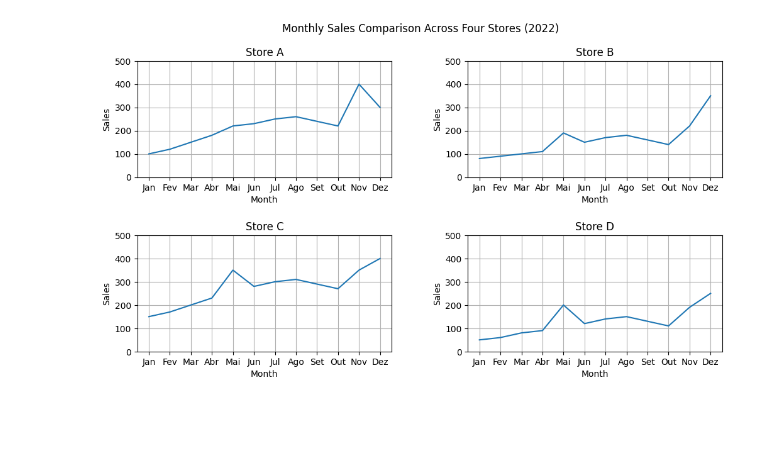
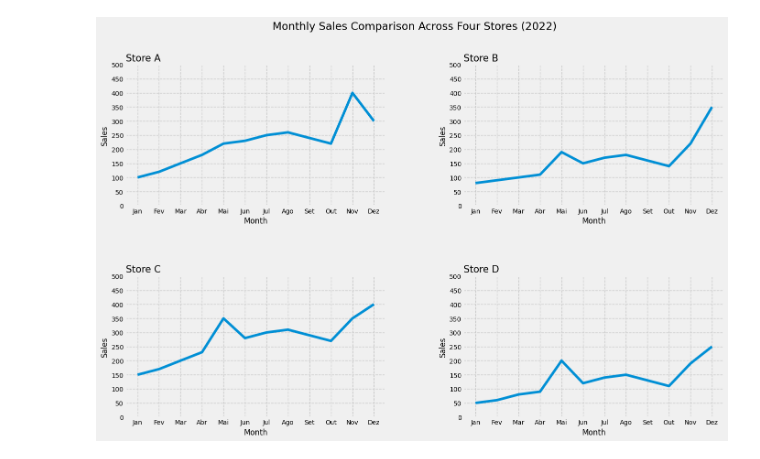
Before and after one commit to augustoematos/python-data-analysis-portfolio, a Jupyter notebook: cosmetics_store_sales_comparison_2022.ipynb, the cells around one changed output. Cells and saved outputs as stored; diff of their text form; code cells hidden in the pictures; blank space fills up the shorter version.

```diff
--- a/cosmetics_store_sales_comparison_2022.ipynb
+++ b/cosmetics_store_sales_comparison_2022.ipynb
@@ -3,6 +3,7 @@
 # %%
 import pandas as pd
 import matplotlib.pyplot as plt
+plt.style.use('fivethirtyeight')
 # %%
 # Organizes monthly sales for 2022 by anonymized store (A–D).
 anonymized_stores = ['A', 'B', 'C', 'D']
@@ -25,33 +26,36 @@ sales_2022 = {
 df = pd.DataFrame(sales_2022, index=anonymized_stores)
 df.index.name = 'Store'
 # %%
-fig, axs = plt.subplots(2,2, figsize=(12,6))
+fig, axs = plt.subplots(2,2, figsize=(15,9.5))
 fig.subplots_adjust(hspace=0.5, wspace=0.3)
 fig.suptitle('Monthly Sales Comparison Across Four Stores (2022)')
 ymin = 0
 ymax = 500
 
 axs[0,0].plot(df.loc['A'])
-axs[0,0].set_title('Store A')
+axs[0,0].set_title('Store A', loc='left', fontsize=15)
 
 axs[0,1].plot(df.loc['B'])
-axs[0,1].set_title('Store B')
+axs[0,1].set_title('Store B', loc='left', fontsize=15)
 
 axs[1,0].plot(df.loc['C'])
-axs[1,0].set_title('Store C')
+axs[1,0].set_title('Store C', loc='left', fontsize=15)
 
 axs[1,1].plot(df.loc['D'])
-axs[1,1].set_title('Store D')
+axs[1,1].set_title('Store D', loc='left', fontsize=15)
 
 for ax in axs.ravel():
   ax.set_ylim(ymin, ymax)
 
 for ax in axs.flat:
   ax.xaxis.set_major_locator(plt.MultipleLocator(1))
-  ax.set_xlabel('Month')
-  ax.set_ylabel('Sales')
-  ax.grid()
+  ax.yaxis.set_major_locator(plt.MultipleLocator(50))
+  ax.set_xlabel('Month', fontsize=12)
+  ax.set_ylabel('Sales', fontsize=12)
+  ax.xaxis.set_tick_params(labelsize=10)
+  ax.yaxis.set_tick_params(labelsize=10)
+  ax.grid(linestyle='--')
 
 plt.show()
 # %% [output]
-[figure, old version]
+[figure, new version]
```
